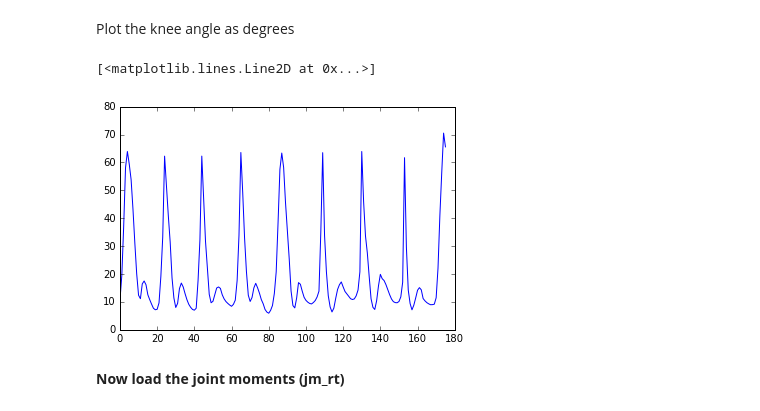
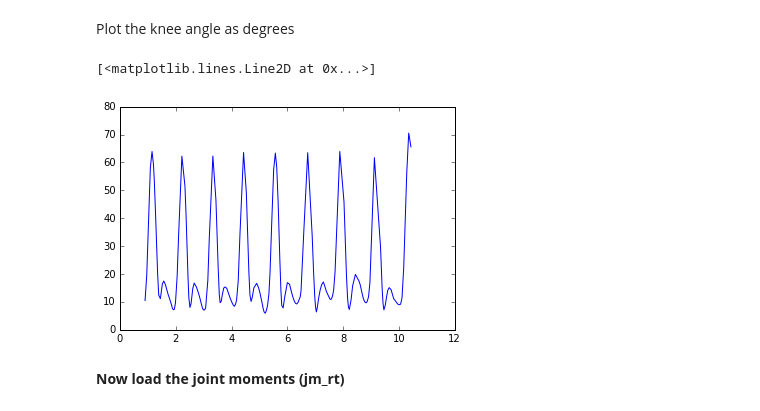
Before and after one commit to GeorgiosGiarmatzis/Compare_rt, a Jupyter notebook: Code.ipynb, the cells around one changed output. Drawn from its saved outputs; the diff is of its cells as text; code cells hidden in the pictures.

```diff
--- a/Code.ipynb
+++ b/Code.ipynb
@@ -24,4 +25,6 @@ ja_rt = pd.read_csv('q_filtered.csv')
 Capture the knee flexion angle and transform it in degrees
 # %%
 data_rad = ja_rt['knee_angle_r']
+time = ja_rt['time']
+print(time)
 data_degrees = (data_rad*180)/np.pi
@@ -28,10 +49,10 @@ data_degrees = (data_rad*180)/np.pi
 # %% [markdown]
 Plot the knee angle as degrees
 # %%
-plt.plot(data_degrees*-1)
+plt.plot(time,data_degrees*-1)
 # %% [output]
 [<matplotlib.lines.Line2D at 0x...>]
-[figure, old version]
+[figure, new version]
 # %% [markdown]
 **Now load the joint moments (jm_rt)**
 # %%
```
Also changed, not shown: parts of 13 cells of this notebook.
